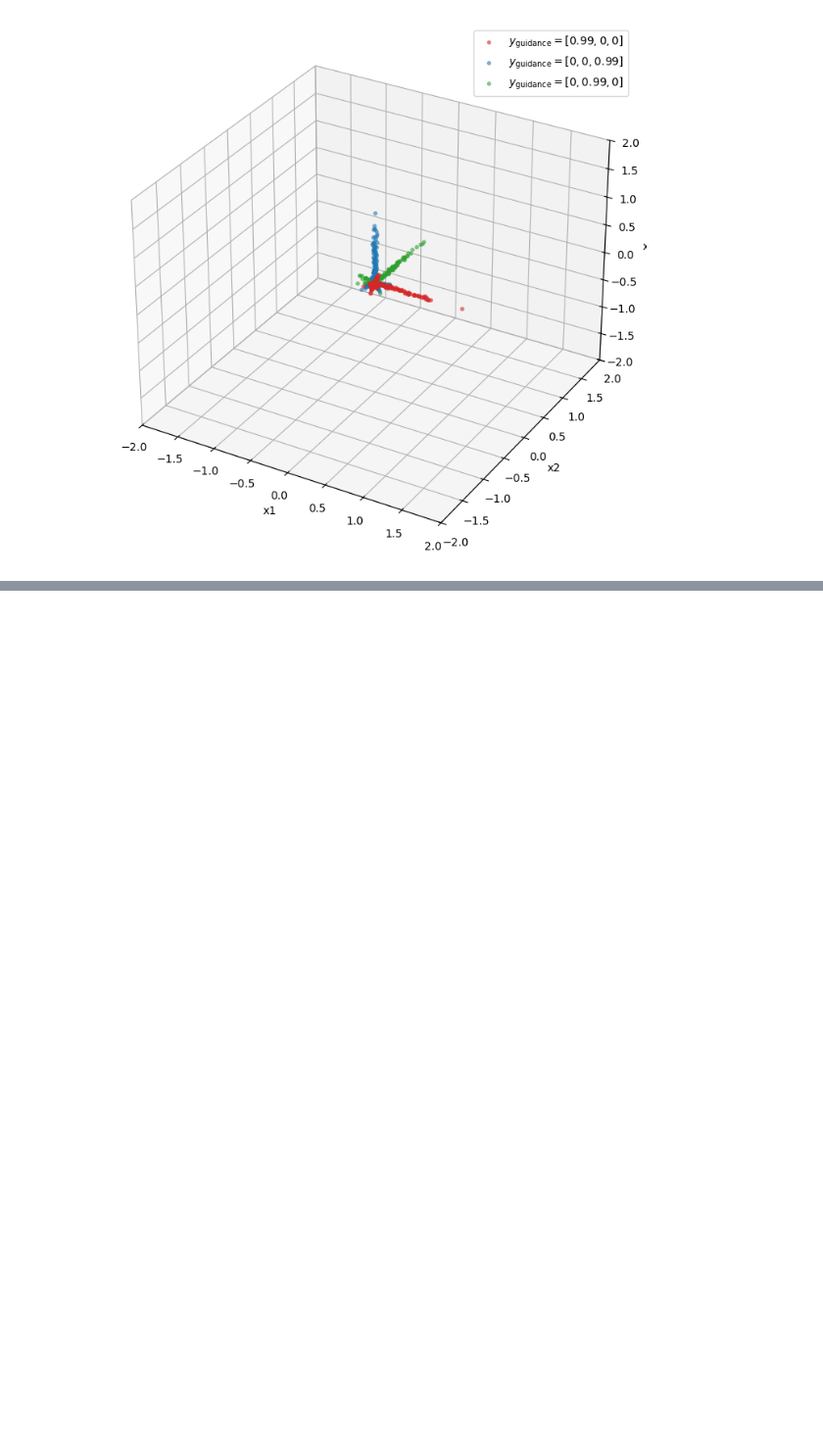
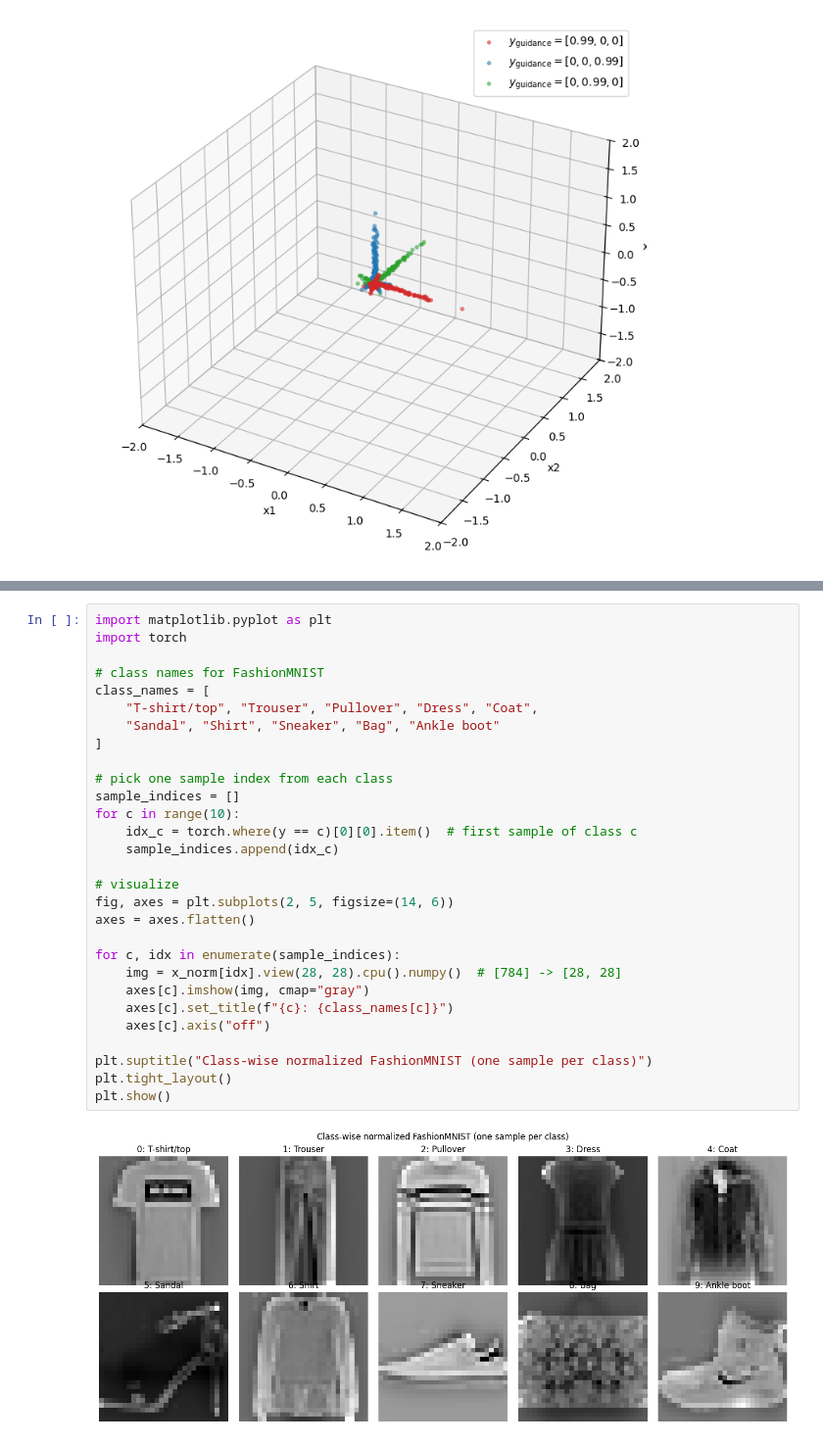
Before and after one commit to ngkel/conditional_inference, a Jupyter notebook: experiments.ipynb, the cells around one changed output, grey strips where cells are left out. Shown at 98% size. Drawn from its saved outputs; the diff is of its cells as text; blank space fills up the shorter version.

Commit message:
Added attempt to apply MoLRT on FashionMNIST

```diff
--- a/experiments.ipynb
+++ b/experiments.ipynb
@@ -491,0 +637,31 @@ plt.show()
+# %%
+import matplotlib.pyplot as plt
+import torch
+
+# class names for FashionMNIST
+class_names = [
+    "T-shirt/top", "Trouser", "Pullover", "Dress", "Coat",
+    "Sandal", "Shirt", "Sneaker", "Bag", "Ankle boot"
+]
+
+# pick one sample index from each class
+sample_indices = []
+for c in range(10):
+    idx_c = torch.where(y == c)[0][0].item()  # first sample of class c
+    sample_indices.append(idx_c)
+
+# visualize
+fig, axes = plt.subplots(2, 5, figsize=(14, 6))
+axes = axes.flatten()
+
+for c, idx in enumerate(sample_indices):
+    img = x_norm[idx].view(28, 28).cpu().numpy()  # [784] -> [28, 28]
+    axes[c].imshow(img, cmap="gray")
+    axes[c].set_title(f"{c}: {class_names[c]}")
+    axes[c].axis("off")
+
+plt.suptitle("Class-wise normalized FashionMNIST (one sample per class)")
+plt.tight_layout()
+plt.show()
+# %% [output]
+[figure, added]
```
Also changed, not shown: parts of 19 cells of this notebook.
